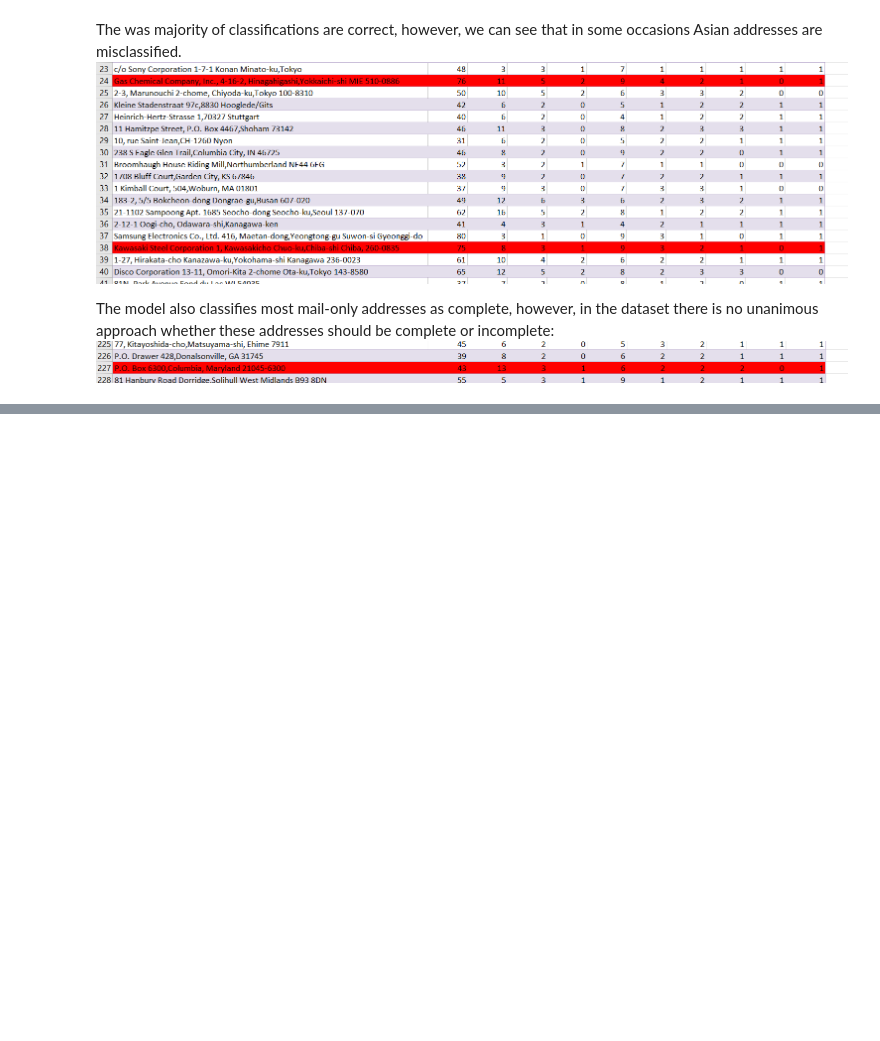
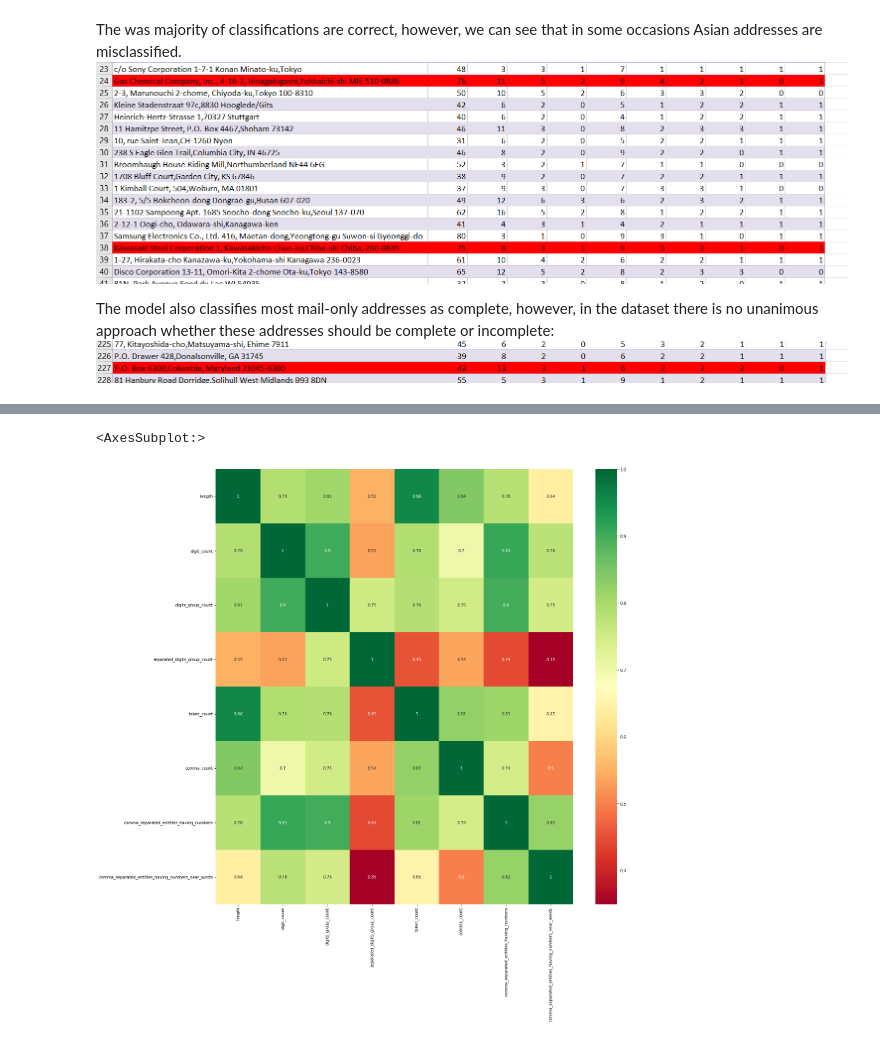
Before and after one commit to MKarolis/address-classification-ai, a Jupyter notebook: documentation.ipynb, the cells around one changed output, grey strips where cells are left out. Cells and saved outputs as stored; diff of their text form; code cells hidden in the pictures; blank space fills up the shorter version.

```diff
--- a/documentation.ipynb
+++ b/documentation.ipynb
@@ -323,0 +334,7 @@ The model also classifies most mail-only addresses as complete, however, in the
+# %%
+import pandas as pd
+from utils import read_DataFrame_from_file
+from prepare import DATA_INPUT_FILENAME, NUMBER_OF_PARSABLE_RECORDS
+
+raw_data = read_DataFrame_from_file(DATA_INPUT_FILENAME, NUMBER_OF_PARSABLE_RECORDS)
+raw_data.head()
@@ -323,0 +352,17 @@ The model also classifies most mail-only addresses as complete, however, in the
+# %%
+from prepare import PROPERTY_ADDRESS, enrichDataFrameWithProperties, PROPERTY_LABEL
+
+def processData(dataFrame: pd.DataFrame):
+
+    processedData = pd.DataFrame()
+    processedData[PROPERTY_ADDRESS] = dataFrame['person_address']
+    enrichDataFrameWithProperties(processedData)
+    processedData[PROPERTY_LABEL] = dataFrame['label']
+
+    processedData.drop(PROPERTY_ADDRESS, axis=1, inplace=True)
+
+    return processedData
+
+
+addresses = processData(raw_data)
+addresses.head()
@@ -323,0 +448,18 @@ The model also classifies most mail-only addresses as complete, however, in the
+# %%
+import seaborn as sns
+import matplotlib.pyplot as plt
+
+data = addresses.drop('label', axis=1)
+X = data.iloc[:,0:20]  #independent columns
+y = data.iloc[:,-1]    #target column i.e price range
+
+#get correlations of each features in dataset
+corrmat = data.corr()
+top_corr_features = corrmat.index
+plt.figure(figsize=(20,20))
+
+#plot heat map
+sns.heatmap(data[top_corr_features].corr(),annot=True,cmap="RdYlGn")
+# %% [output]
+<AxesSubplot:>
+[figure, added]
```
Also changed, not shown: parts of 74 cells of this notebook, 2 other files.
